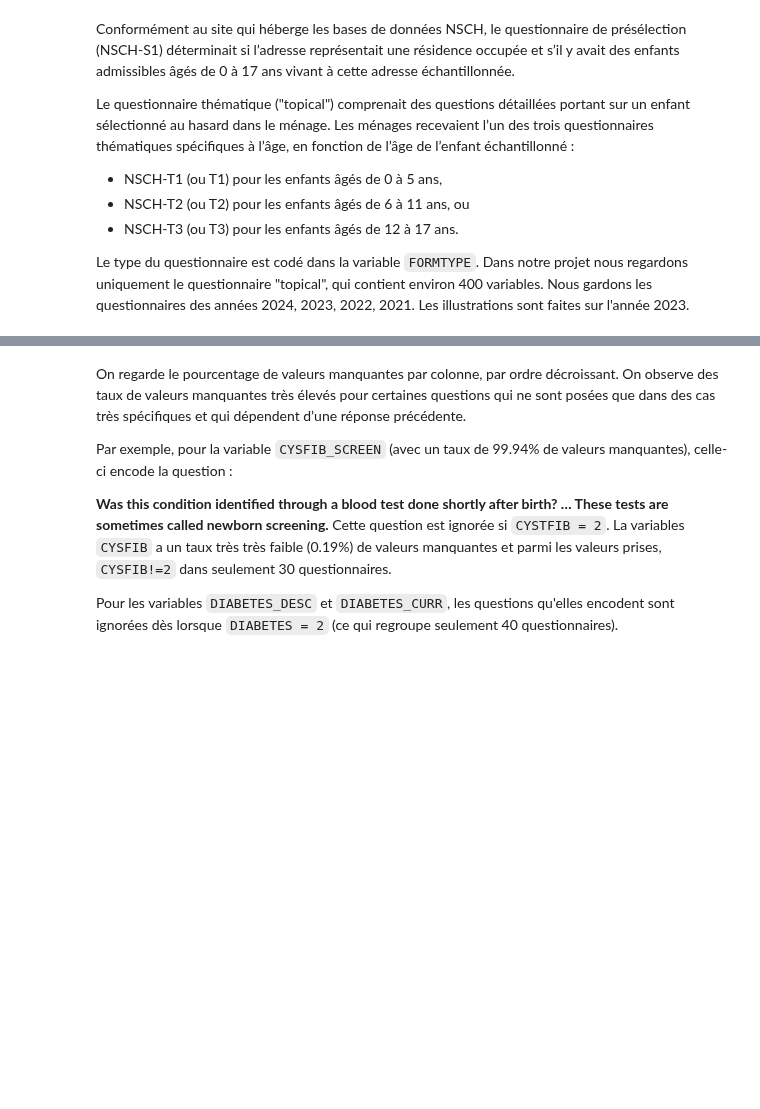
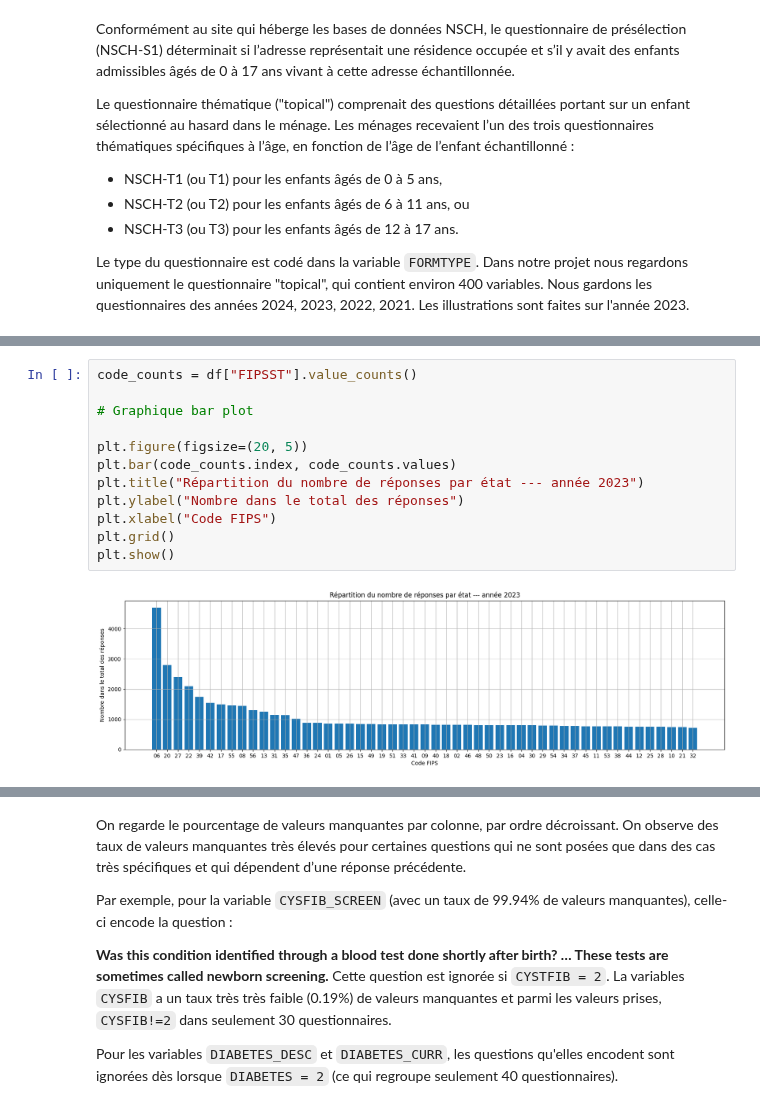
Before and after one commit to inaelenacampan/Determinants_of_children-s_health, a Jupyter notebook: Determinants_of_children-s_health.ipynb, the cells around one changed output, grey strips where cells are left out. Drawn from its saved outputs; the diff is of its cells as text; blank space fills up the shorter version.

```diff
--- a/Determinants_of_children-s_health.ipynb
+++ b/Determinants_of_children-s_health.ipynb
@@ -127,0 +156,14 @@ plt.show()
+# %%
+code_counts = df["FIPSST"].value_counts()
+
+# Graphique bar plot
+
+plt.figure(figsize=(20, 5))
+plt.bar(code_counts.index, code_counts.values)
+plt.title("Répartition du nombre de réponses par état --- année 2023")
+plt.ylabel("Nombre dans le total des réponses")
+plt.xlabel("Code FIPS")
+plt.grid()
+plt.show()
+# %% [output]
+[figure, added]
```
Also changed, not shown: parts of 39 cells of this notebook, 1 other file.
